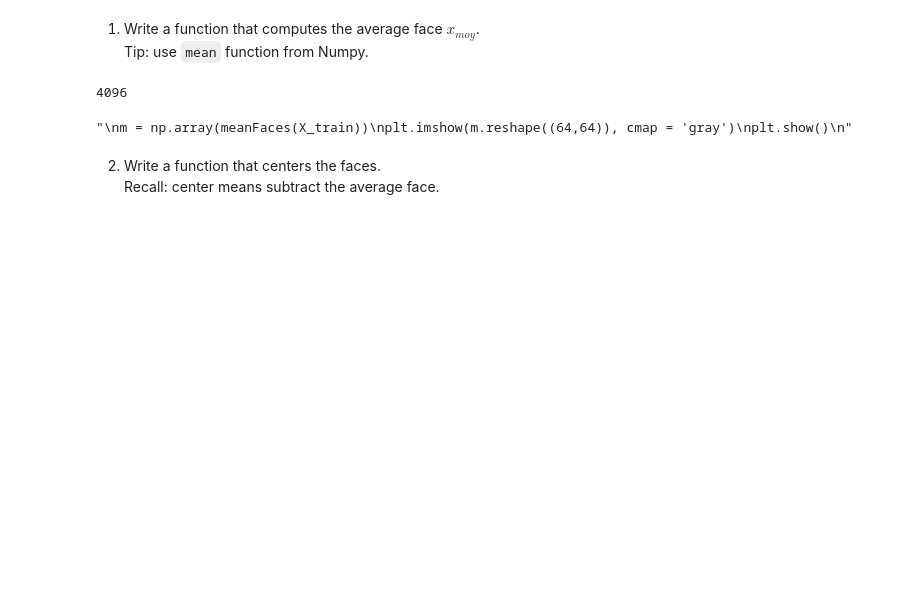
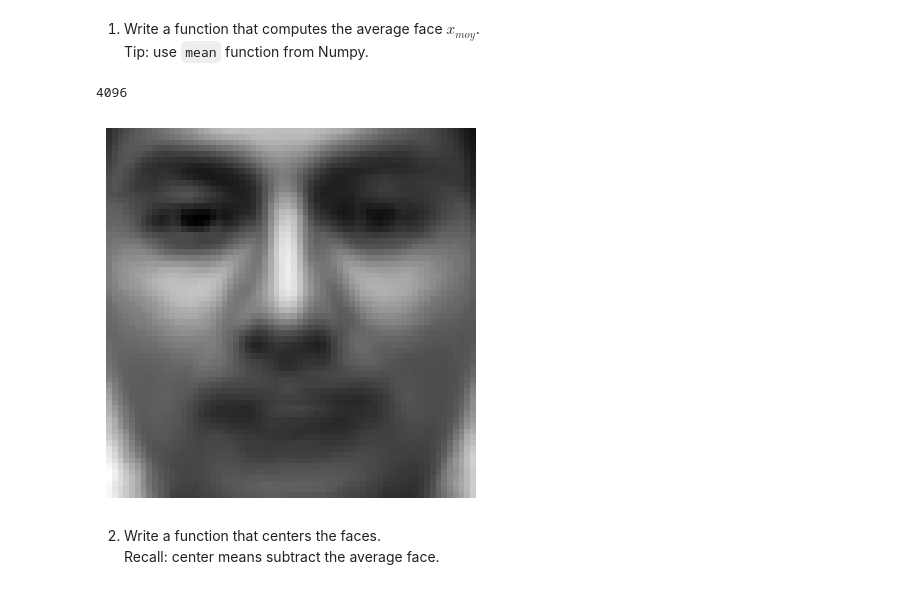
Before and after one commit to White-On/BIMA_Notebook, a Jupyter notebook: TME9-10.ipynb, the cells around one changed output. Saved outputs shown, nothing was run; the diff lists cells and outputs as text; code cells hidden in the pictures; blank space fills up the shorter version.

```diff
--- a/TME9-10.ipynb
+++ b/TME9-10.ipynb
@@ -122,19 +128,18 @@ print(X_test.shape,cat_test.shape,id_test.shape)
 # %%
 def meanFaces(X):
     """ Array[d,n] -> Vector[d] """
-    return [X[i].mean() for i in range(len(X))]
+    # return [X[i].mean() for i in range(len(X))]
+    return X.mean(axis=1)
 
 print(len(meanFaces(X_train)))
-Mf =meanFaces(X_train)
+MeanFace = meanFaces(X_train)
 
-"""
-m = np.array(meanFaces(X_train))
-plt.imshow(m.reshape((64,64)), cmap = 'gray')
+plt.imshow(MeanFace.reshape((64,64)).T, cmap = 'gray')
+plt.axis('off')
 plt.show()
-"""
 # %% [output]
 4096
-"\nm = np.array(meanFaces(X_train))\nplt.imshow(m.reshape((64,64)), cmap = 'gray')\nplt.show()\n"
+[figure, added]
 # %% [markdown]
 2.  Write a function that centers the faces. \
     Recall: center means subtract the average face.
```
Also changed, not shown: parts of 18 cells of this notebook.
